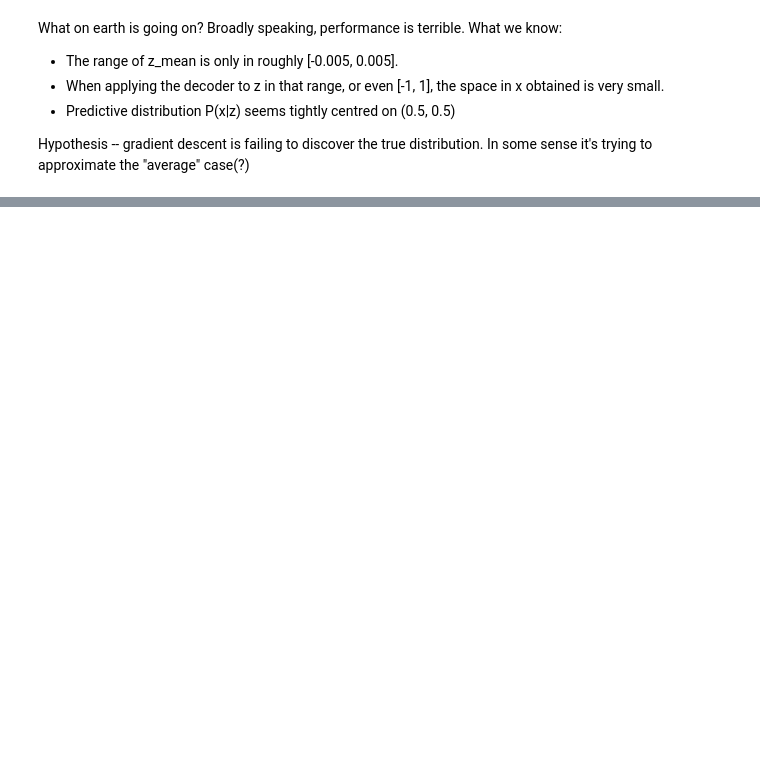
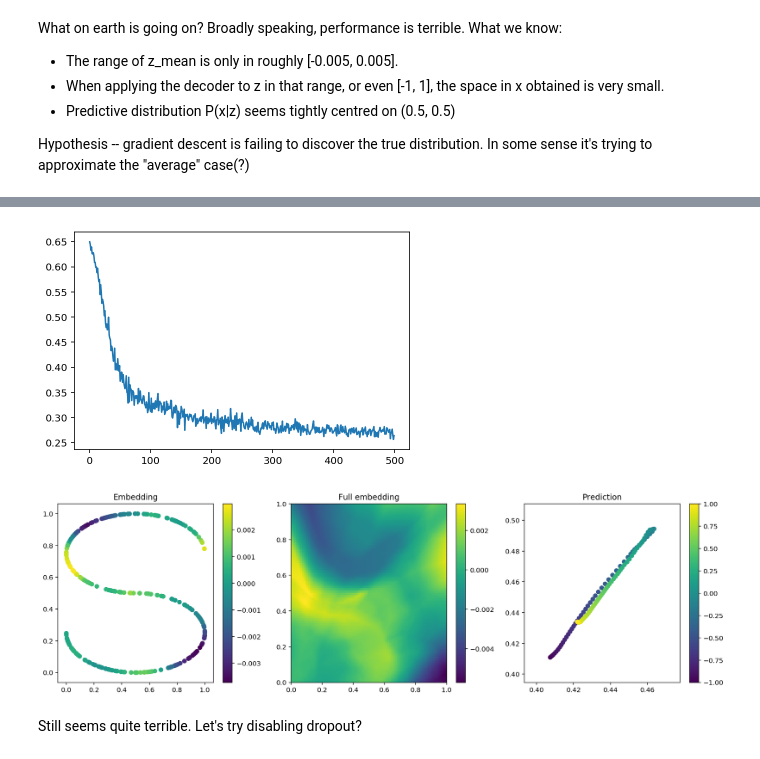
Before and after one commit to tpgillam/notebooks, a Jupyter notebook: manifold_variational_autoencoders.ipynb, the cells around one changed output, grey strips where cells are left out. Cells and saved outputs as stored; diff of their text form; code cells hidden in the pictures; blank space fills up the shorter version.

```diff
--- a/manifold_variational_autoencoders.ipynb
+++ b/manifold_variational_autoencoders.ipynb
@@ -304,0 +393,24 @@ Hypothesis -- gradient descent is failing to discover the true distribution. In
+# %%
+from keras.optimizers import Adam
+
+class MSEVariationalLayer(VariationalLayer):
+    ''' Similar to VariationalLayer, but with a Gaussian model '''
+
+    def model_nll(self, x, x_pred):
+        ''' The negative log likelihood of x given a prediction x_pred. '''
+        # Summing over the last axis, which corresponds to the features on each training sample.
+        return K.sum(K.square(x_pred - x), axis=-1)
+
+vae, encoder, decoder = make_vae(X.shape[1], dim_latent=1, n_layers=5, dim_intermediate=40,
+                                 cls_vae=MSEVariationalLayer, decoder_activation='tanh',
+                                optimizer=Adam(lr=0.0001))
+history = _fit_model(vae, epochs=500, verbose=0, batch_size=200)
+# %%
+plt.plot(history.epoch, history.history['loss'])
+
+plot_encoder_decoder(encoder, decoder)
+# %% [output]
+[figure, added]
+[figure, added]
+# %% [markdown]
+Still seems quite terrible. Let's try disabling dropout?
```
Also changed, not shown: parts of 21 cells of this notebook.
